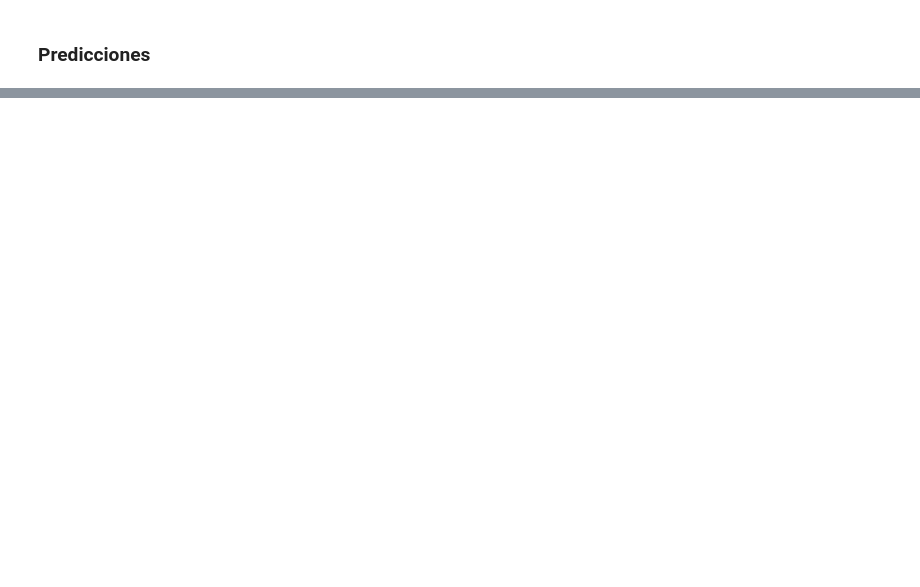
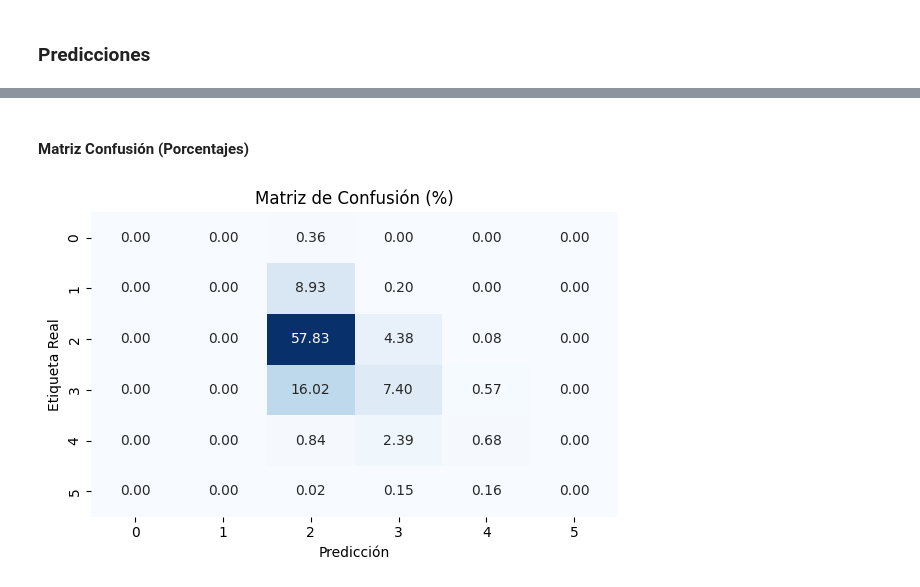
Before and after one commit to levium1029/Proyecto-2, a Jupyter notebook: main.ipynb, the cells around one changed output, grey strips where cells are left out. Saved outputs shown, nothing was run; the diff lists cells and outputs as text; code cells hidden in the pictures; blank space fills up the shorter version.

Commit message:
Guardado de modelo, métricas y matriz de confusión

```diff
--- a/main.ipynb
+++ b/main.ipynb
@@ -785,3 +792,38 @@ plt.show()
+# %% [markdown]
+#### Matriz Confusión (Porcentajes)
+# %%
+# Calcular la matriz de confusión
+conf_matrix = confusion_matrix(y_true, y_pred)
+
+# Convertir a porcentajes respecto al total
+conf_matrix_percent = conf_matrix.astype('float') / conf_matrix.sum() * 100
+
+plt.figure(figsize=(6, 4))
+
+# Visualizar la matriz de confusión como porcentajes SIN barra de color
+sns.heatmap(conf_matrix_percent, annot=True, fmt=".2f", cmap="Blues", cbar=False)
+plt.xlabel("Predicción")
+plt.ylabel("Etiqueta Real")
+plt.title("Matriz de Confusión (%)")
+plt.tight_layout()
+#plt.show()
+
+# Guardar la imagen
+plt.savefig("confusion_matrix.png")
+plt.close()
+# %%
+plt.figure(figsize=(6, 4))
+
+# Visualizar la matriz de confusión como porcentajes SIN barra de color
+sns.heatmap(conf_matrix_percent, annot=True, fmt=".2f", cmap="Blues", cbar=False)
+plt.xlabel("Predicción")
+plt.ylabel("Etiqueta Real")
+plt.title("Matriz de Confusión (%)")
+plt.tight_layout()
+plt.show()
+plt.close()
+# %% [output]
+[figure, added]
 # %%
 from sklearn.metrics import accuracy_score, precision_score, recall_score, f1_score
 # Calcular las métricas
```
Also changed, not shown: parts of 20 cells of this notebook.
